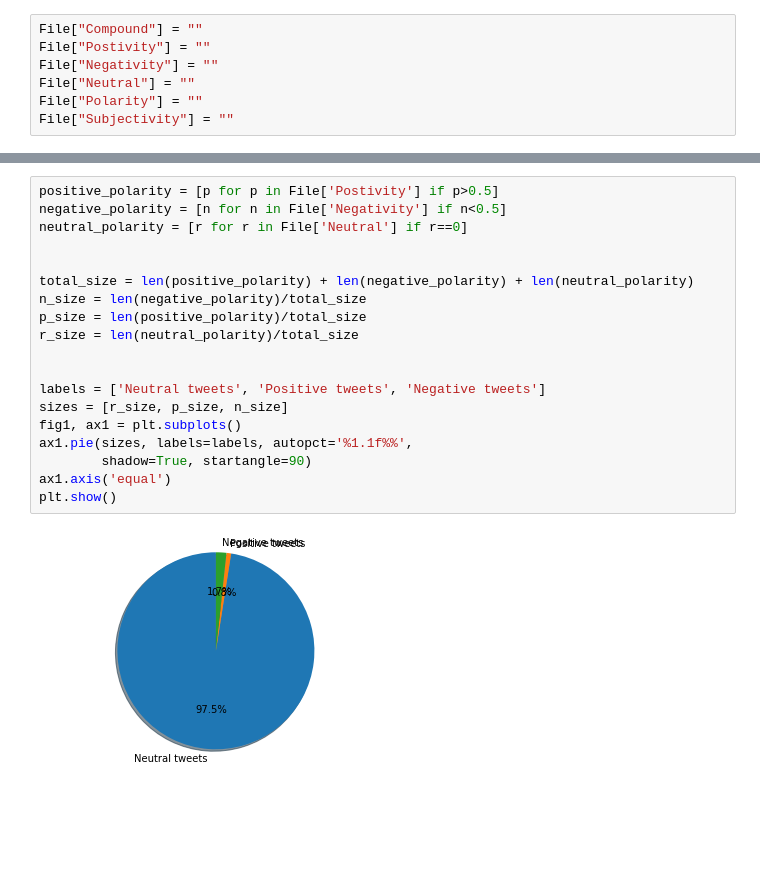
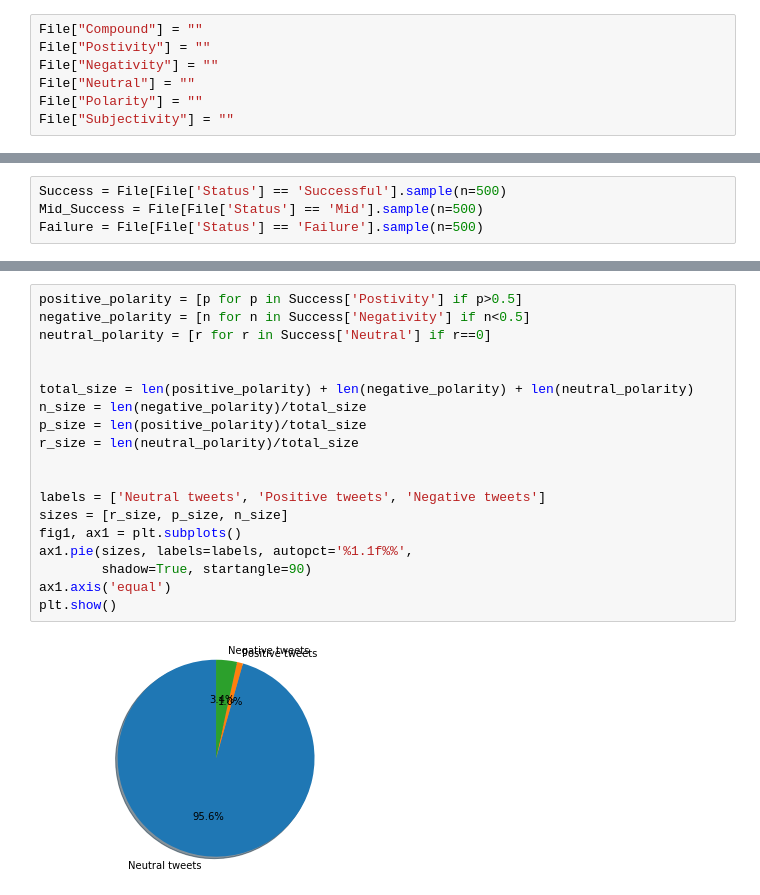
Before and after one commit to xprntl/ucb-da-project-1, a Jupyter notebook: Sentimental.ipynb, the cells around one changed output, grey strips where cells are left out. Saved outputs shown, nothing was run; the diff lists cells and outputs as text; blank space fills up the shorter version.

```diff
--- a/Sentimental.ipynb
+++ b/Sentimental.ipynb
@@ -101,0 +63,4 @@ plt.show()
+# %%
+Success = File[File['Status'] == 'Successful'].sample(n=500)
+Mid_Success = File[File['Status'] == 'Mid'].sample(n=500)
+Failure = File[File['Status'] == 'Failure'].sample(n=500)
@@ -115,21 +132,21 @@ plt.show()
 # %%
-positive_polarity = [p for p in File['Postivity'] if p>0.5]
-negative_polarity = [n for n in File['Negativity'] if n<0.5]
-neutral_polarity = [r for r in File['Neutral'] if r==0]
+positive_polarity = [p for p in Success['Postivity'] if p>0.5]
+negative_polarity = [n for n in Success['Negativity'] if n<0.5]
+neutral_polarity = [r for r in Success['Neutral'] if r==0]
 
 
 total_size = len(positive_polarity) + len(negative_polarity) + len(neutral_polarity)
 n_size = len(negative_polarity)/total_size
 p_size = len(positive_polarity)/total_size
 r_size = len(neutral_polarity)/total_size
 
 
 labels = ['Neutral tweets', 'Positive tweets', 'Negative tweets']
 sizes = [r_size, p_size, n_size]
 fig1, ax1 = plt.subplots()
 ax1.pie(sizes, labels=labels, autopct='%1.1f%%',
         shadow=True, startangle=90)
 ax1.axis('equal')
 plt.show()
 # %% [output]
-[figure, old version]
+[figure, new version]
```
Also changed, not shown: parts of 8 cells of this notebook.
